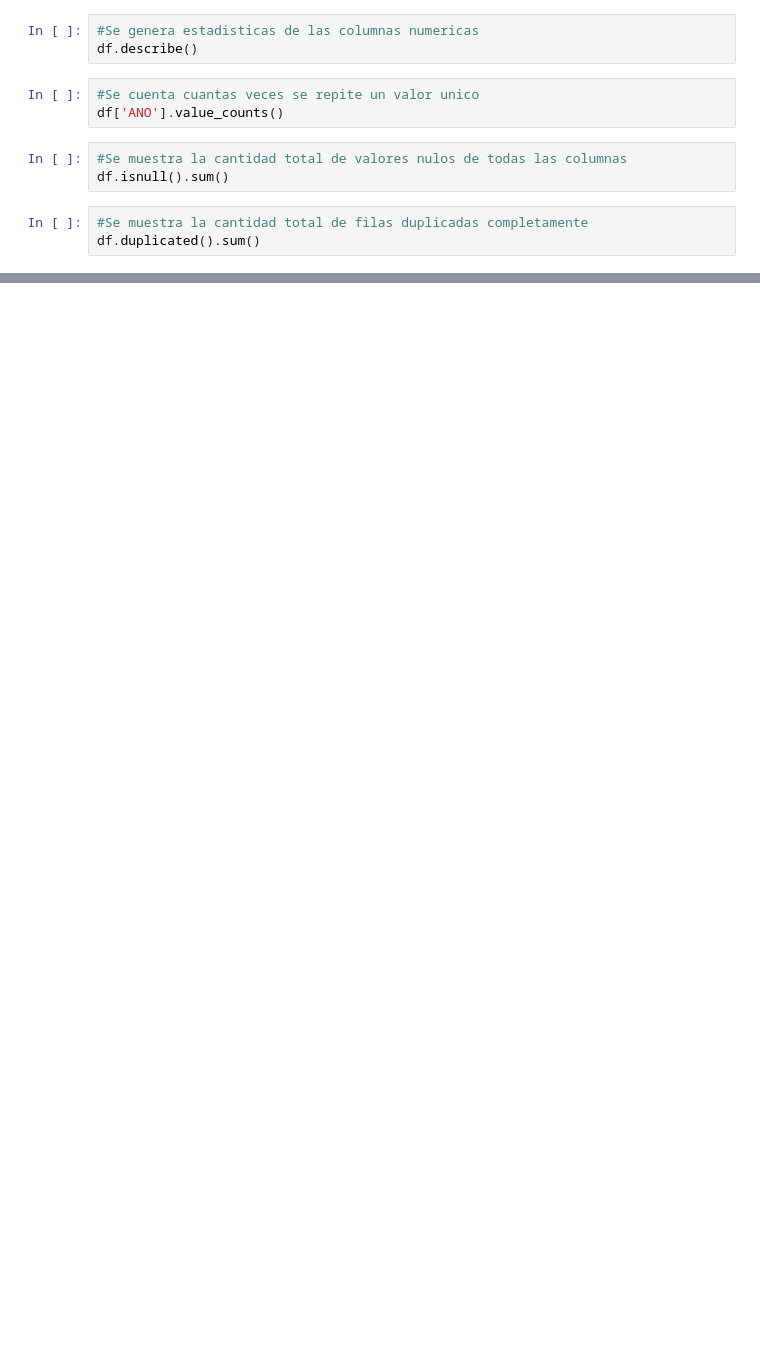
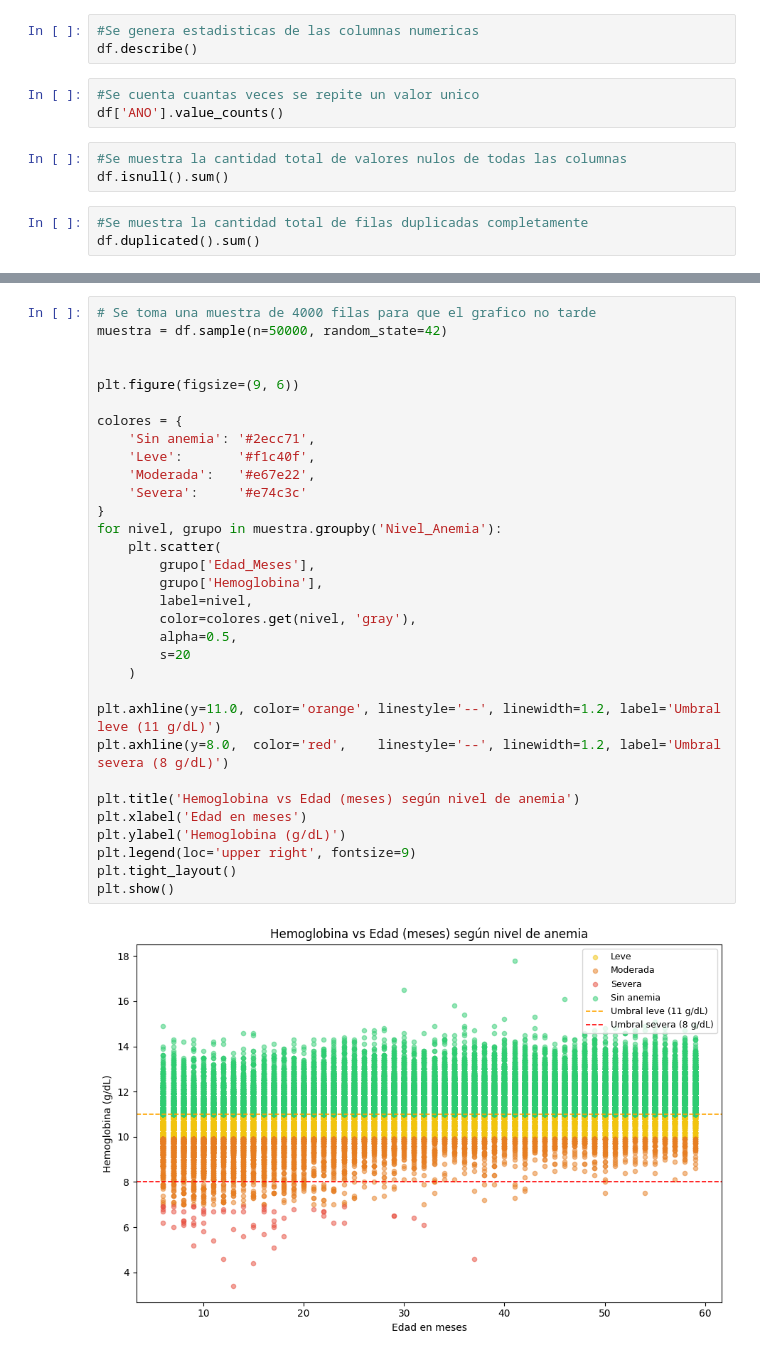
Before and after one commit to fbarrueta22/proyecto-ag-anemia, a Jupyter notebook: Analisis.ipynb, the cells around one changed output, grey strips where cells are left out. Drawn from its saved outputs; the diff is of its cells as text; blank space fills up the shorter version.

```diff
--- a/Analisis.ipynb
+++ b/Analisis.ipynb
@@ -41 +68,35 @@ plt.show()
+# %%
+# Se toma una muestra de 4000 filas para que el grafico no tarde
+muestra = df.sample(n=50000, random_state=42)
+
+
+plt.figure(figsize=(9, 6))
+
+colores = {
+    'Sin anemia': '#2ecc71',
+    'Leve':       '#f1c40f',
+    'Moderada':   '#e67e22',
+    'Severa':     '#e74c3c'
+}
+for nivel, grupo in muestra.groupby('Nivel_Anemia'):
+    plt.scatter(
+        grupo['Edad_Meses'],
+        grupo['Hemoglobina'],
+        label=nivel,
+        color=colores.get(nivel, 'gray'),
+        alpha=0.5,
+        s=20
+    )
+
+plt.axhline(y=11.0, color='orange', linestyle='--', linewidth=1.2, label='Umbral leve (11 g/dL)')
+plt.axhline(y=8.0,  color='red',    linestyle='--', linewidth=1.2, label='Umbral severa (8 g/dL)')
+
+plt.title('Hemoglobina vs Edad (meses) según nivel de anemia')
+plt.xlabel('Edad en meses')
+plt.ylabel('Hemoglobina (g/dL)')
+plt.legend(loc='upper right', fontsize=9)
+plt.tight_layout()
+plt.show()
+# %% [output]
+[figure, added]
 # %%
```
Also changed, not shown: parts of 6 cells of this notebook, 1 other file.
